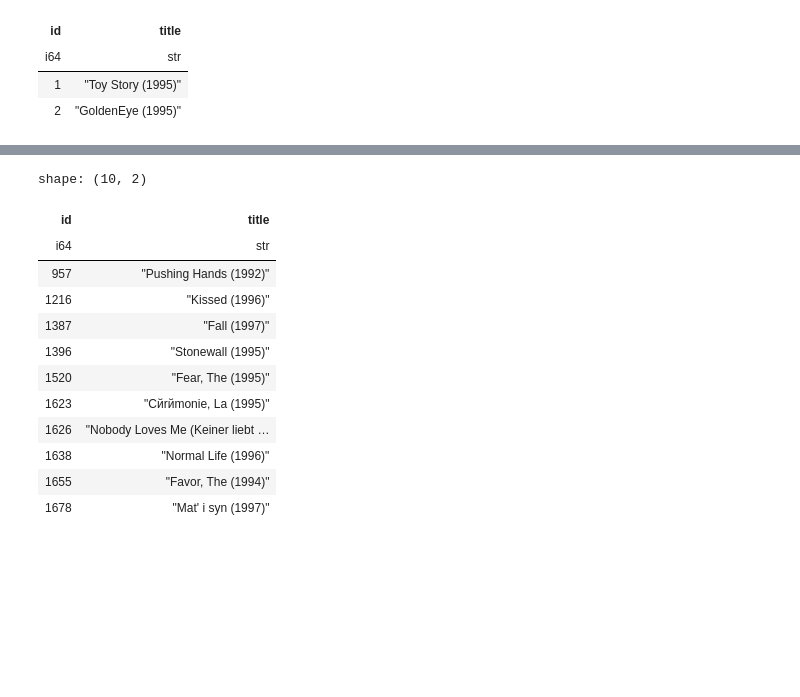
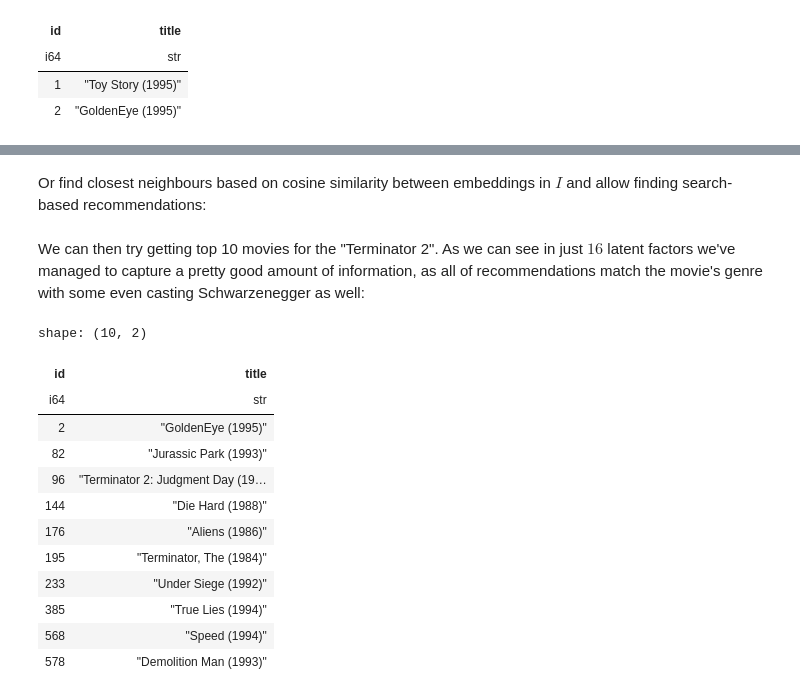
Before and after one commit to turkunov/ml-from-scratch, a Jupyter notebook: dl/als_mf.ipynb, the cells around one changed output, grey strips where cells are left out. Cells and saved outputs as stored; diff of their text form; code cells hidden in the pictures; blank space fills up the shorter version.

Commit message:
fixed ALS-based MF + more recsys examples

```diff
--- a/dl/als_mf.ipynb
+++ b/dl/als_mf.ipynb
@@ -313,32 +403,44 @@ def createUsrEmbed(userId):
+# %% [markdown]
+Or find closest neighbours based on cosine similarity between embeddings in $I$ and allow finding search-based recommendations:
 # %%
 from torch.nn.functional import cosine_similarity as cossim
 
 idx2mov = {v: k for k, v in mov2idx.items()}
 
-def getTopK(k: int, movEmbed: torch.Tensor, allEmbeds: torch.Tensor):
+def getTopK(k: int, movId: int):
     """
-    Get top k movies for particular user by cosine similarity
+    Get top k movies for particular movie with id=movId
     """
 
-    topKIndices = cossim(movEmbed, allEmbeds).argsort()[:k]
+    movIndex, movIndices = torch.Tensor([mov2idx[movId]]).type(torch.int64).to(device), \
+        torch.arange(0,len(mov2idx)).to(device)
+
+    model.eval()
+    with torch.no_grad():
+        topKIndices = cossim(model.I(movIndex),
+                             model.I(movIndices))\
+                                .argsort(descending=True)[:k]
+    model.train()
+
     return [idx2mov[idx.item()] for idx in topKIndices]
+# %% [markdown]
+We can then try getting top 10 movies for the "Terminator 2". As we can see in just $16$ latent factors we've managed to capture a pretty good amount of information, as all of recommendations match the movie's genre with some even casting Schwarzenegger as well:
 # %%
-embeddings = createUsrEmbed(df.get_column('user_id').sample(1).item())
-toyStoryEmbed = embeddings[mov2idx[1],:]
+terminatorID = 96
 mov_df.filter(pl.col('id').is_in(
-    getTopK(10,toyStoryEmbed,embeddings)
+    getTopK(10,terminatorID)
 ))
 # %% [output]
 shape: (10, 2)
 | id | title |
 | i64 | str |
-| 957 | "Pushing Hands (1992)" |
-| 1216 | "Kissed (1996)" |
-| 1387 | "Fall (1997)" |
-| 1396 | "Stonewall (1995)" |
-| 1520 | "Fear, The (1995)" |
-| 1623 | "Cйrйmonie, La (1995)" |
-| 1626 | "Nobody Loves Me (Keiner liebt … |
-| 1638 | "Normal Life (1996)" |
-| 1655 | "Favor, The (1994)" |
-| 1678 | "Mat' i syn (1997)" |
+| 2 | "GoldenEye (1995)" |
+| 82 | "Jurassic Park (1993)" |
+| 96 | "Terminator 2: Judgment Day (19… |
+| 144 | "Die Hard (1988)" |
+| 176 | "Aliens (1986)" |
+| 195 | "Terminator, The (1984)" |
+| 233 | "Under Siege (1992)" |
+| 385 | "True Lies (1994)" |
+| 568 | "Speed (1994)" |
+| 578 | "Demolition Man (1993)" |
```
Also changed, not shown: parts of 14 cells of this notebook.
